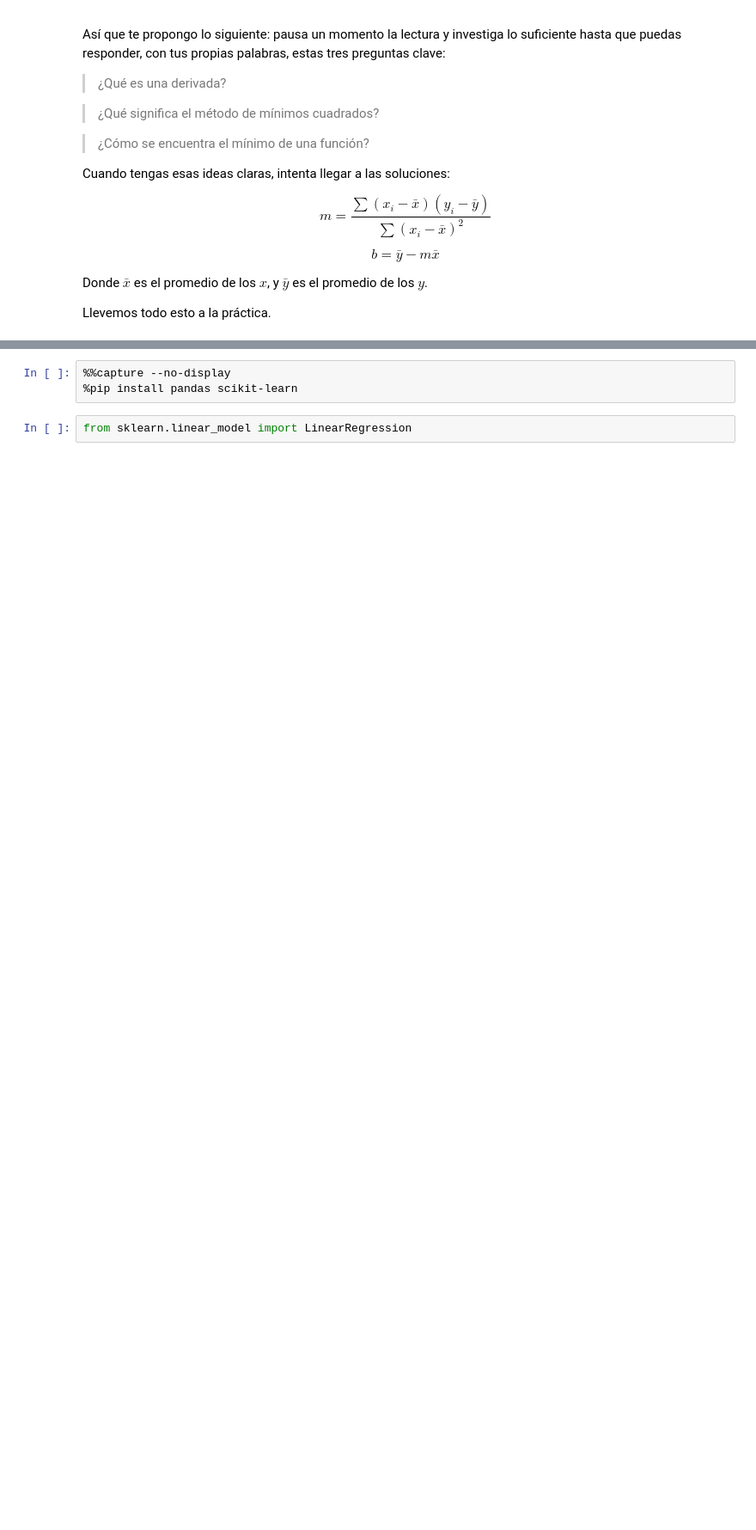
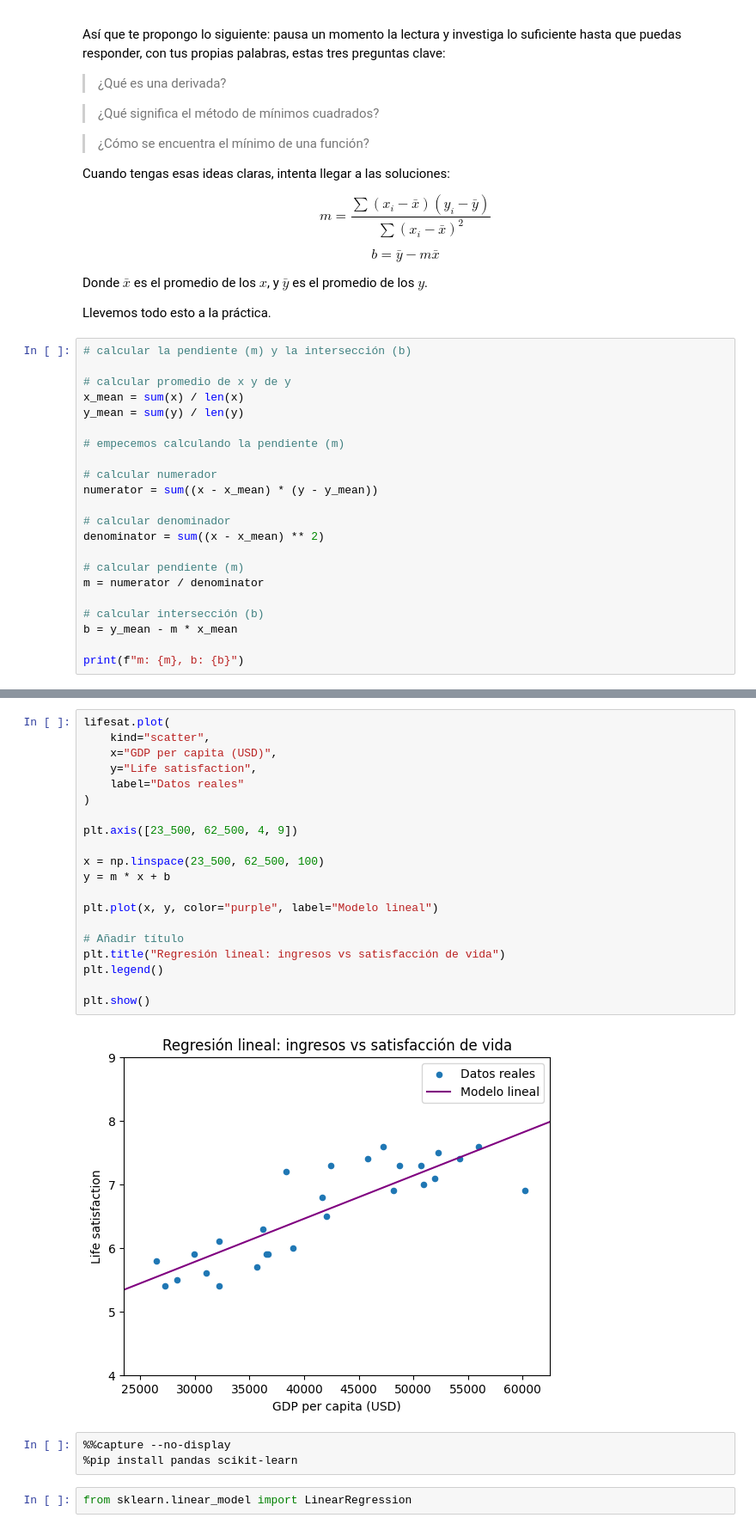
Before and after one commit to titooDiaz/Machine-Learning, a Jupyter notebook: HOML/Chapter 1/notebook.ipynb, the cells around one changed output, grey strips where cells are left out. Shown at 86% size. Saved outputs shown, nothing was run; the diff lists cells and outputs as text; blank space fills up the shorter version.

Commit message:
linear model with maths

```diff
--- a/HOML/Chapter 1/notebook.ipynb
+++ b/HOML/Chapter 1/notebook.ipynb
@@ -421,3 +421,25 @@ $$
 Donde $\bar{x}$ es el promedio de los $x$, y $\bar{y}$ es el promedio de los $y$.
 
 Llevemos todo esto a la práctica.
+# %%
+# calcular la pendiente (m) y la intersección (b)
+
+# calcular promedio de x y de y
+x_mean = sum(x) / len(x)
+y_mean = sum(y) / len(y)
+
+# empecemos calculando la pendiente (m)
+
+# calcular numerador
+numerator = sum((x - x_mean) * (y - y_mean))
+
+# calcular denominador
+denominator = sum((x - x_mean) ** 2)
+
+# calcular pendiente (m)
+m = numerator / denominator
+
+# calcular intersección (b)
+b = y_mean - m * x_mean
+
+print(f"m: {m}, b: {b}")
@@ -424,3 +450,25 @@ Llevemos todo esto a la práctica.
+# %%
+lifesat.plot(
+    kind="scatter",
+    x="GDP per capita (USD)",
+    y="Life satisfaction",
+    label="Datos reales"
+)
+
+plt.axis([23_500, 62_500, 4, 9])
+
+x = np.linspace(23_500, 62_500, 100)
+y = m * x + b
+
+plt.plot(x, y, color="purple", label="Modelo lineal")
+
+# Añadir título
+plt.title("Regresión lineal: ingresos vs satisfacción de vida")
+plt.legend()
+
+plt.show()
+# %% [output]
+[figure, added]
 # %%
 %%capture --no-display
 %pip install pandas scikit-learn
```
Also changed, not shown: parts of 3 cells of this notebook, 1 other file.
